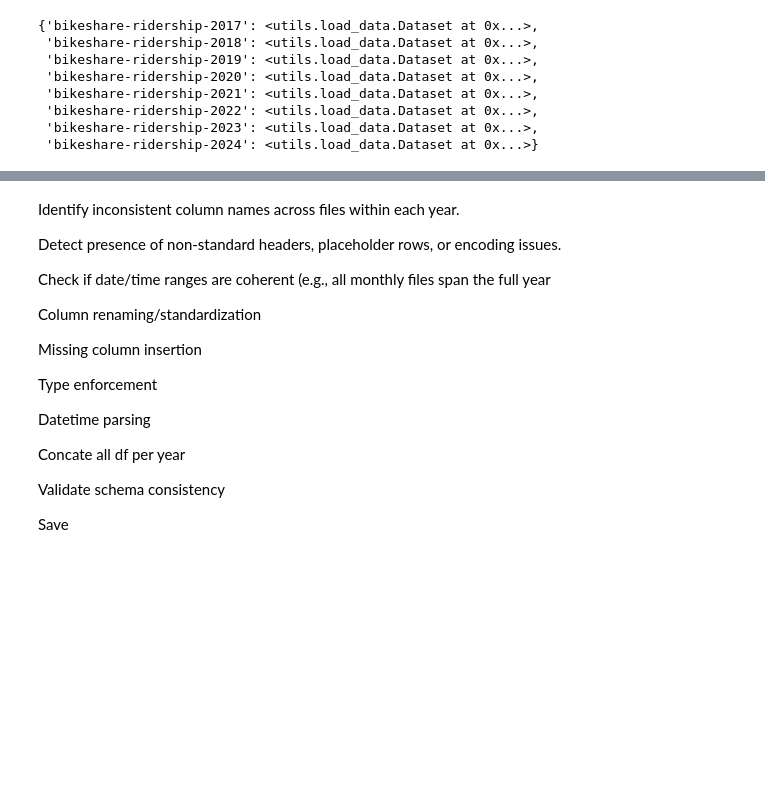
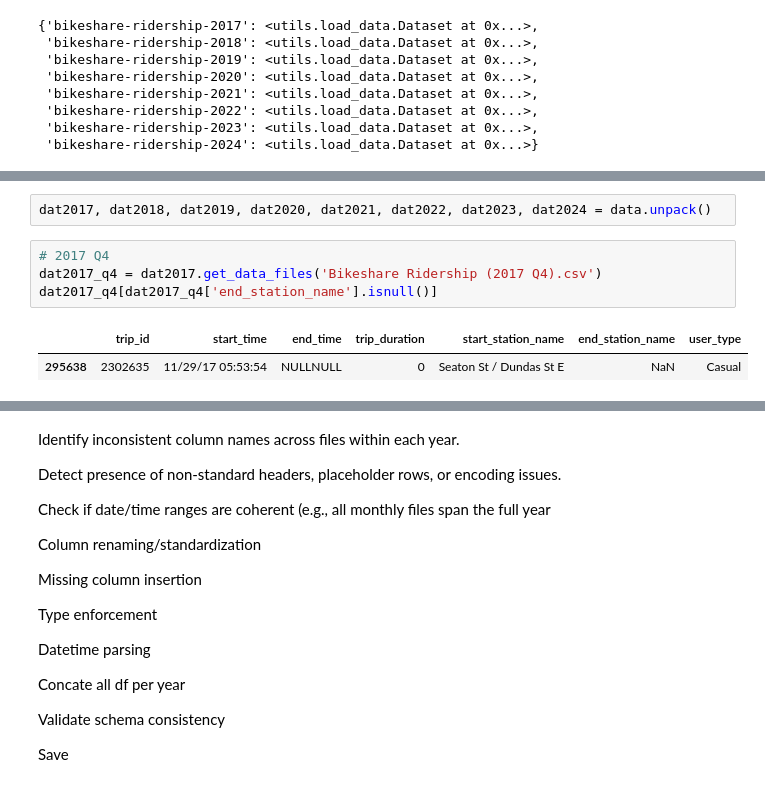
Before and after one commit to jyvo/toronto-bike-share-analysis, a Jupyter notebook: notebooks/reformat_raw.ipynb, the cells around one changed output, grey strips where cells are left out. Drawn from its saved outputs; the diff is of its cells as text; blank space fills up the shorter version.

```diff
--- a/notebooks/reformat_raw.ipynb
+++ b/notebooks/reformat_raw.ipynb
@@ -182,0 +212,9 @@ map_conflicts
+# %%
+dat2017, dat2018, dat2019, dat2020, dat2021, dat2022, dat2023, dat2024 = data.unpack()
+# %%
+# 2017 Q4
+dat2017_q4 = dat2017.get_data_files('Bikeshare Ridership (2017 Q4).csv')
+dat2017_q4[dat2017_q4['end_station_name'].isnull()]
+# %% [output]
+|  | trip_id | start_time | end_time | trip_duration | start_station_name | end_station_name | user_type |
+| 295638 | 2302635 | 11/29/17 05:53:54 | NULLNULL | 0 | Seaton St / Dundas St E | NaN | Casual |
```
Also changed, not shown: parts of 28 cells of this notebook.
